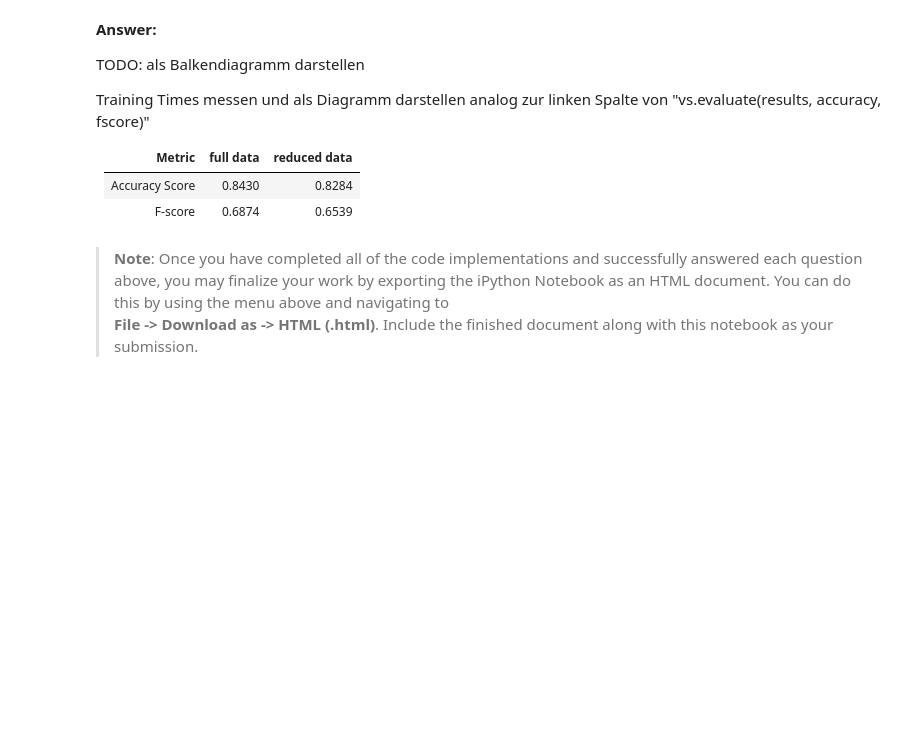
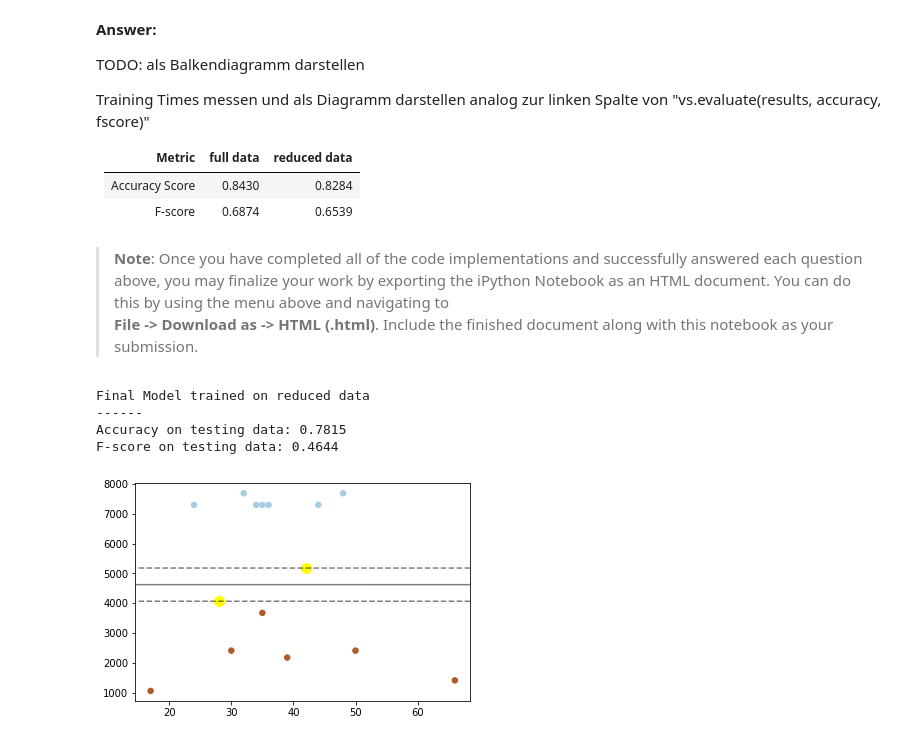
Before and after one commit to KnollFrank/Finding-Donors-for-CharityML, a Jupyter notebook: finding_donors.ipynb, the cells around one changed output. Saved outputs shown, nothing was run; the diff lists cells and outputs as text; code cells hidden in the pictures; blank space fills up the shorter version.

```diff
--- a/finding_donors.ipynb
+++ b/finding_donors.ipynb
@@ -653,3 +657,63 @@ Training Times messen und als Diagramm darstellen analog zur linken Spalte von "
 # %% [markdown]
 > **Note**: Once you have completed all of the code implementations and successfully answered each question above, you may finalize your work by exporting the iPython Notebook as an HTML document. You can do this by using the menu above and navigating to
 **File -> Download as -> HTML (.html)**. Include the finished document along with this notebook as your submission.
+# %%
+# Import functionality for cloning a model
+from sklearn.base import clone
+
+# Reduce the feature space
+most_important_features = X_train.columns.values[(np.argsort(importances)[::-1])[:2]]
+X_train_reduced = X_train[most_important_features]
+X_test_reduced = X_test[most_important_features]
+
+# Train on the "best" model found from grid search earlier
+clf = (clone(best_clf)).fit(X_train_reduced, y_train)
+
+# Make new predictions
+reduced_predictions = clf.predict(X_test_reduced)
+
+# Report scores from the final model using both versions of data
+print("\nFinal Model trained on reduced data\n------")
+print("Accuracy on testing data: {:.4f}".format(accuracy_score(y_test, reduced_predictions)))
+print("F-score on testing data: {:.4f}".format(fbeta_score(y_test, reduced_predictions, beta = 0.5)))
+# %% [output]
+Final Model trained on reduced data
+------
+Accuracy on testing data: 0.7815
+F-score on testing data: 0.4644
+# %%
+# adapted from http://scikit-learn.org/stable/auto_examples/svm/plot_separating_hyperplane.html#sphx-glr-auto-examples-svm-plot-separating-hyperplane-py
+from sklearn.svm import SVC
+
+data = pd.read_csv("census.csv")
+data = data[['age', 'capital-gain', 'income']]
+data = data.loc[[0,9,56,97,104,184,191,210,213,250,251,255,258,278,289]]
+
+y = data['income']
+X = data.drop('income', axis = 1)
+X,y  = X[:20], y[:20]
+
+clf = SVC(kernel='linear', C=.001, random_state=815)
+clf.fit(X, y)
+
+plt.scatter(X['age'], X['capital-gain'], c=(y=="<=50K"), s=30, cmap=plt.cm.Paired)
+
+# plot the decision function
+ax = plt.gca()
+xlim = ax.get_xlim()
+ylim = ax.get_ylim()
+
+# create grid to evaluate model
+xx = np.linspace(xlim[0], xlim[1], 30)
+yy = np.linspace(ylim[0], ylim[1], 30)
+YY, XX = np.meshgrid(yy, xx)
+xy = np.vstack([XX.ravel(), YY.ravel()]).T
+Z = clf.decision_function(xy).reshape(XX.shape)
+
+# plot decision boundary and margins
+ax.contour(XX, YY, Z, colors='k', levels=[-1, 0, 1], alpha=0.5, linestyles=['--', '-', '--'])
+# plot support vectors
+ax.scatter(clf.support_vectors_[:, 0], clf.support_vectors_[:, 1], s=100, linewidth=1, facecolors='yellow')
+plt.show()
+# %% [output]
+[figure, added]
```
Also changed, not shown: parts of 3 cells of this notebook.
